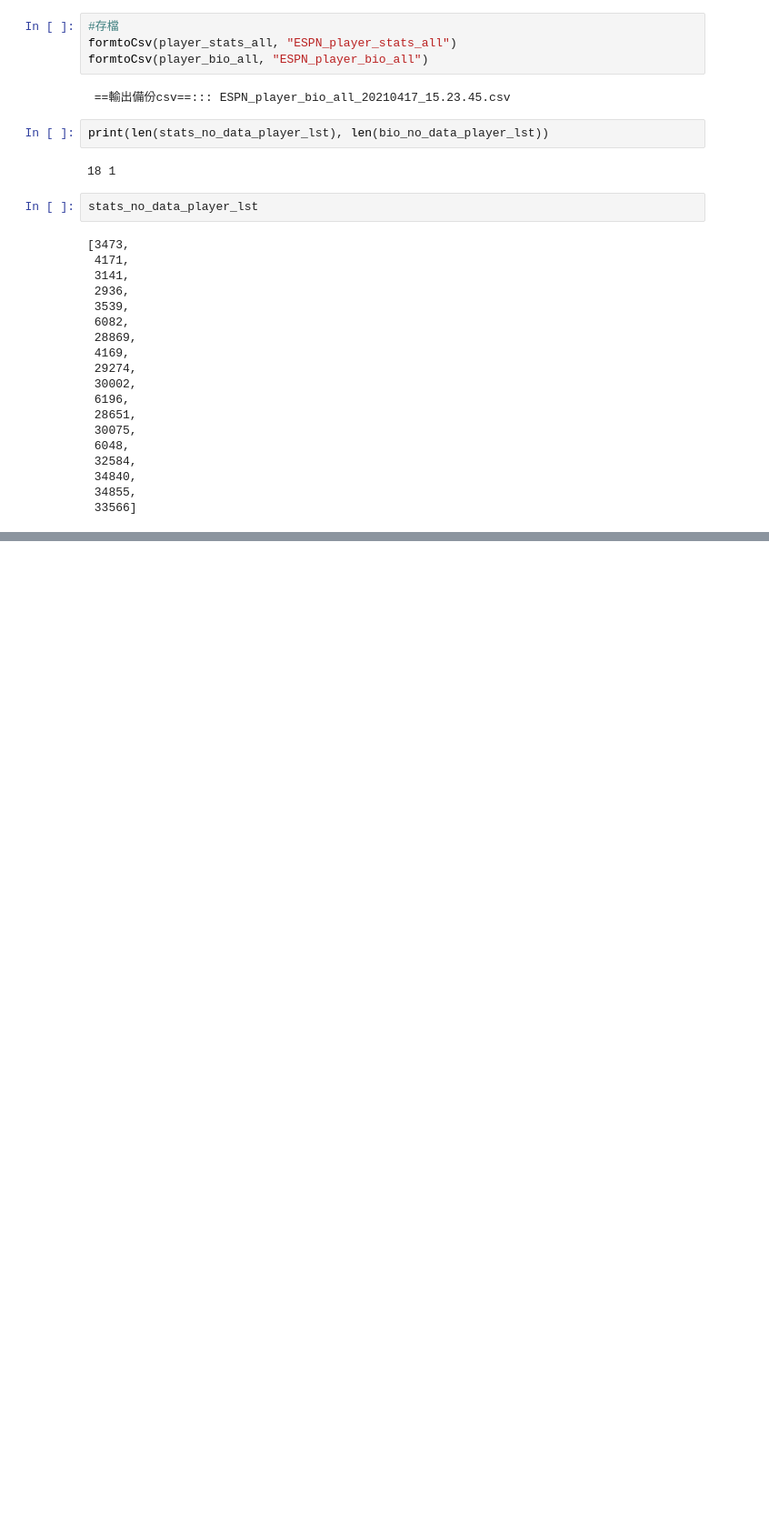
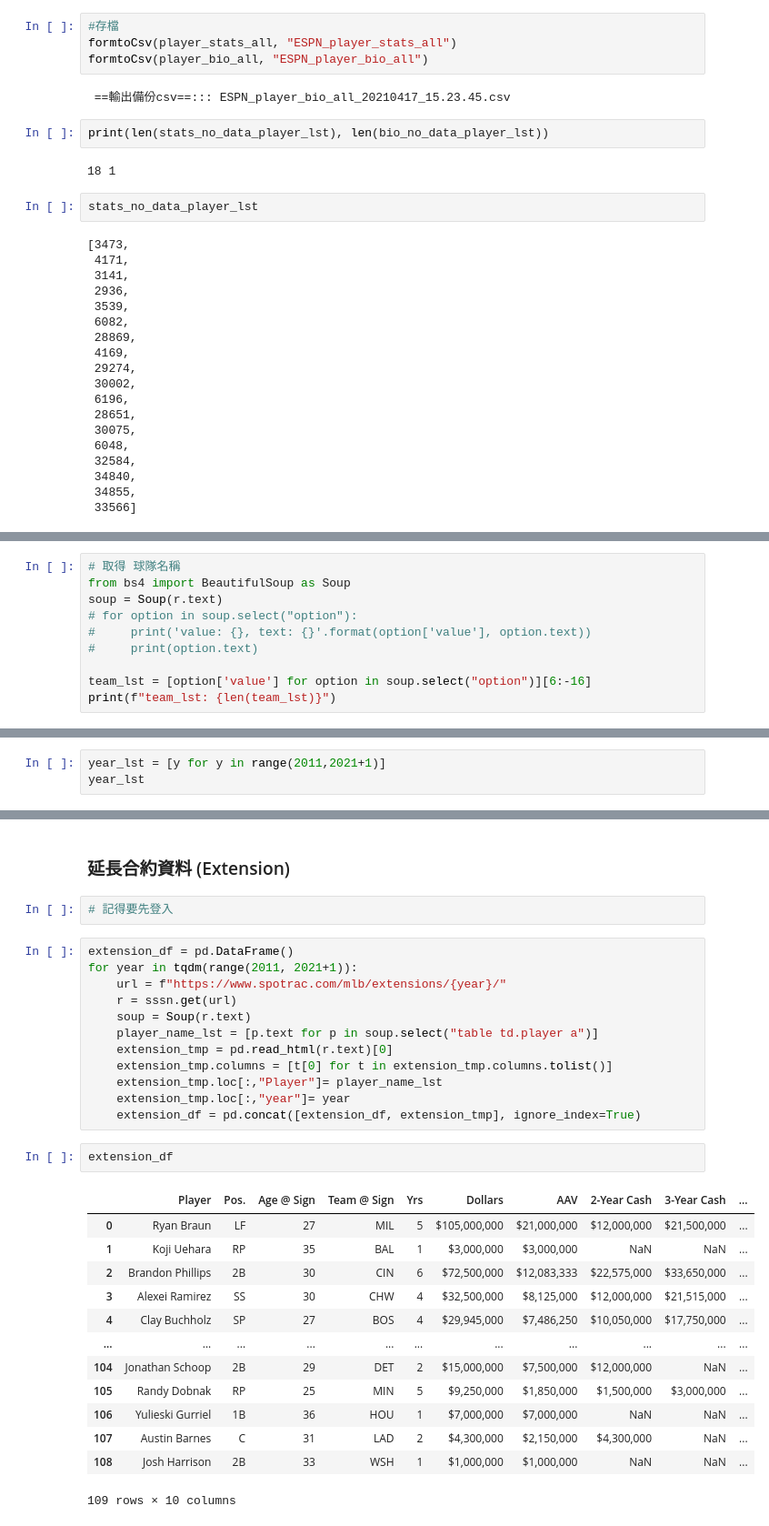
Before and after one commit to Jeff-Chen-Daguan/MLB_analysis, a Jupyter notebook: MLB資料來源.ipynb, the cells around one changed output, grey strips where cells are left out. Shown at 91% size. Drawn from its saved outputs; the diff is of its cells as text; blank space fills up the shorter version.

```diff
--- a/MLB資料來源.ipynb
+++ b/MLB資料來源.ipynb
@@ -712,0 +760,10 @@ stats_no_data_player_lst
+# %%
+# 取得 球隊名稱
+from bs4 import BeautifulSoup as Soup
+soup = Soup(r.text)
+# for option in soup.select("option"):
+#     print('value: {}, text: {}'.format(option['value'], option.text))
+#     print(option.text)
+
+team_lst = [option['value'] for option in soup.select("option")][6:-16]
+print(f"team_lst: {len(team_lst)}")
@@ -712,0 +792,3 @@ stats_no_data_player_lst
+# %%
+year_lst = [y for y in range(2011,2021+1)]
+year_lst
@@ -712,0 +1010,32 @@ stats_no_data_player_lst
+# %% [markdown]
+### 延長合約資料 (Extension)
+# %%
+# 記得要先登入
+# %%
+extension_df = pd.DataFrame()
+for year in tqdm(range(2011, 2021+1)):
+    url = f"https://www.spotrac.com/mlb/extensions/{year}/"
+    r = sssn.get(url)
+    soup = Soup(r.text)
+    player_name_lst = [p.text for p in soup.select("table td.player a")]
+    extension_tmp = pd.read_html(r.text)[0]
+    extension_tmp.columns = [t[0] for t in extension_tmp.columns.tolist()]
+    extension_tmp.loc[:,"Player"]= player_name_lst
+    extension_tmp.loc[:,"year"]= year
+    extension_df = pd.concat([extension_df, extension_tmp], ignore_index=True)
+# %%
+extension_df
+# %% [output]
+|  | Player | Pos. | Age @ Sign | Team @ Sign | Yrs | Dollars | AAV | 2-Year Cash | 3-Year Cash | ... |
+| 0 | Ryan Braun | LF | 27 | MIL | 5 | $105,000,000 | $21,000,000 | $12,000,000 | $21,500,000 | ... |
+| 1 | Koji Uehara | RP | 35 | BAL | 1 | $3,000,000 | $3,000,000 | NaN | NaN | ... |
+| 2 | Brandon Phillips | 2B | 30 | CIN | 6 | $72,500,000 | $12,083,333 | $22,575,000 | $33,650,000 | ... |
+| 3 | Alexei Ramirez | SS | 30 | CHW | 4 | $32,500,000 | $8,125,000 | $12,000,000 | $21,515,000 | ... |
+| 4 | Clay Buchholz | SP | 27 | BOS | 4 | $29,945,000 | $7,486,250 | $10,050,000 | $17,750,000 | ... |
+| ... | ... | ... | ... | ... | ... | ... | ... | ... | ... | ... |
+| 104 | Jonathan Schoop | 2B | 29 | DET | 2 | $15,000,000 | $7,500,000 | $12,000,000 | NaN | ... |
+| 105 | Randy Dobnak | RP | 25 | MIN | 5 | $9,250,000 | $1,850,000 | $1,500,000 | $3,000,000 | ... |
+| 106 | Yulieski Gurriel | 1B | 36 | HOU | 1 | $7,000,000 | $7,000,000 | NaN | NaN | ... |
+| 107 | Austin Barnes | C | 31 | LAD | 2 | $4,300,000 | $2,150,000 | $4,300,000 | NaN | ... |
+| 108 | Josh Harrison | 2B | 33 | WSH | 1 | $1,000,000 | $1,000,000 | NaN | NaN | ... |
+109 rows × 10 columns
```
Also changed, not shown: parts of 47 cells of this notebook.
